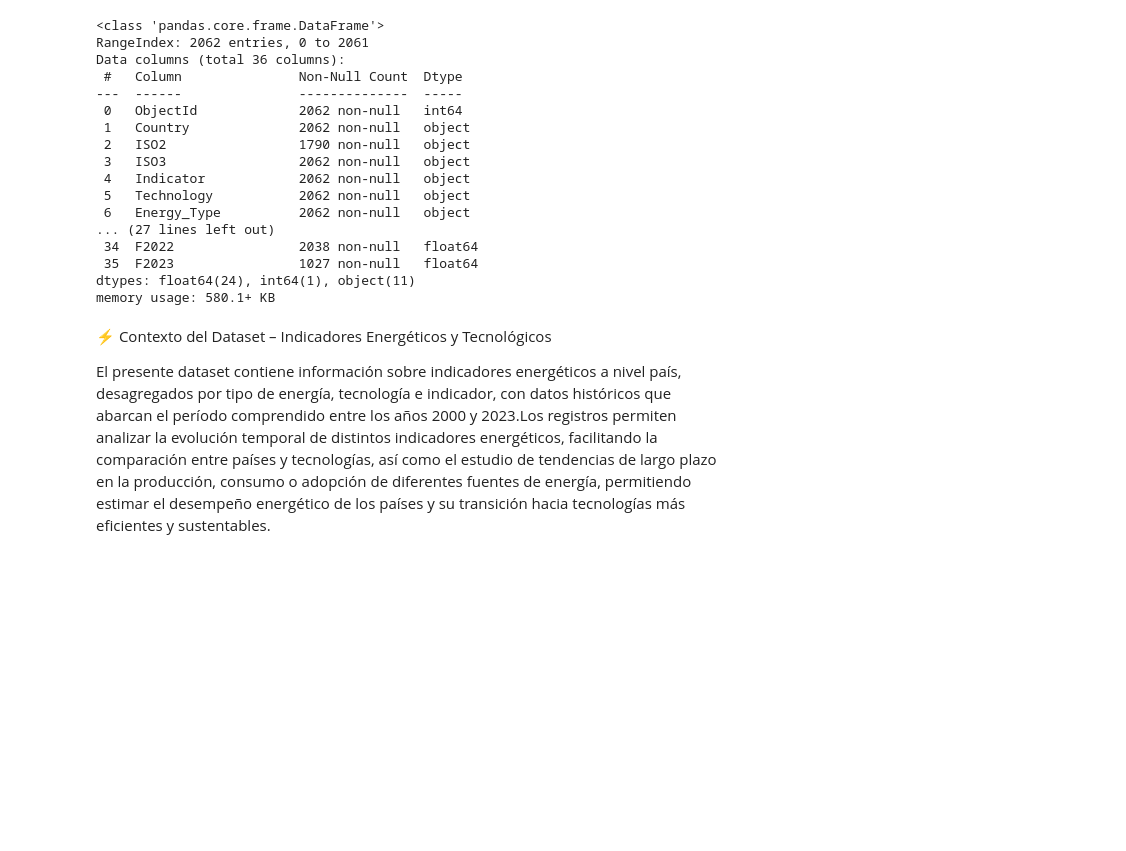
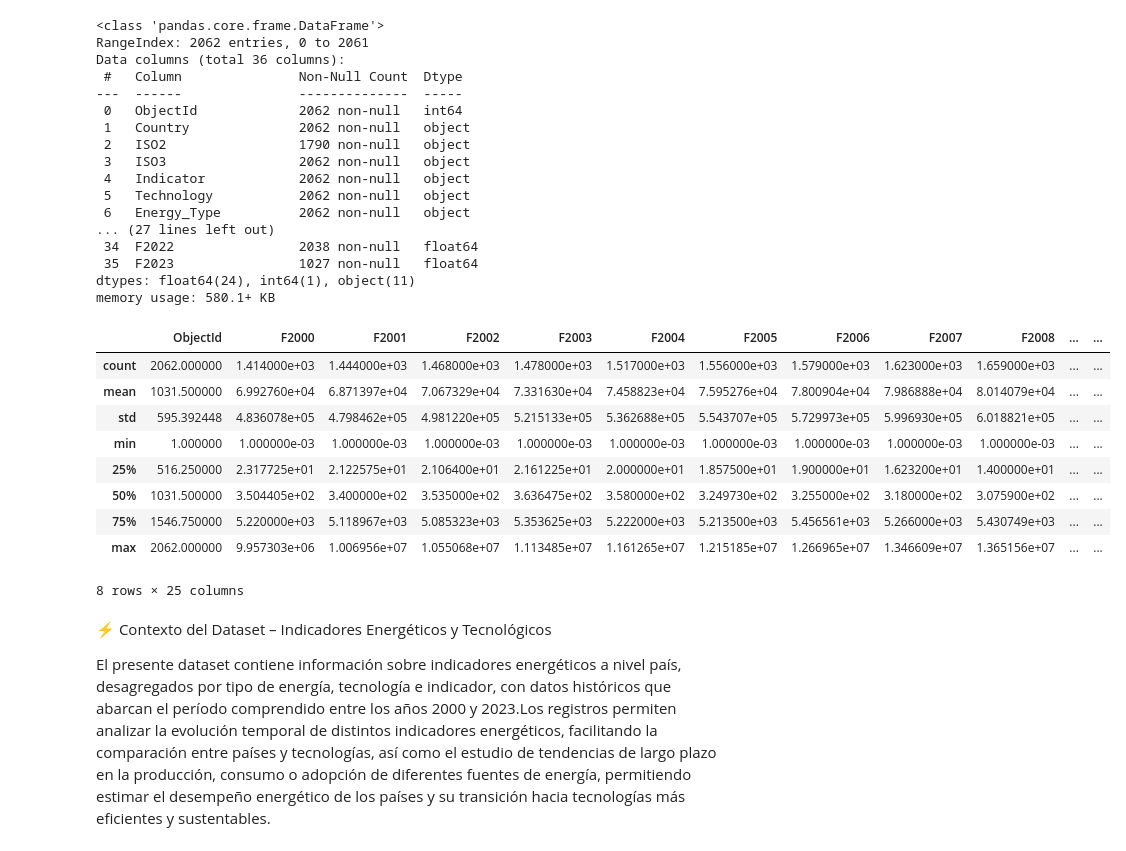
Before and after one commit to Rubis-Becerra/DS1_Datasets, a Jupyter notebook: notebooks/Datasets+Becerra.ipynb, the cells around one changed output. Drawn from its saved outputs; the diff is of its cells as text; code cells hidden in the pictures; blank space fills up the shorter version.

```diff
--- a/notebooks/Datasets+Becerra.ipynb
+++ b/notebooks/Datasets+Becerra.ipynb
@@ -183,6 +207,19 @@ Data columns (total 36 columns):
  35  F2023                1027 non-null   float64
 dtypes: float64(24), int64(1), object(11)
 memory usage: 580.1+ KB
+# %%
+df_renewable_energy.describe()
+# %% [output]
+|  | ObjectId | F2000 | F2001 | F2002 | F2003 | F2004 | F2005 | F2006 | F2007 | F2008 | ... | ... |
+| count | 2062.000000 | 1.414000e+03 | 1.444000e+03 | 1.468000e+03 | 1.478000e+03 | 1.517000e+03 | 1.556000e+03 | 1.579000e+03 | 1.623000e+03 | 1.659000e+03 | ... | ... |
+| mean | 1031.500000 | 6.992760e+04 | 6.871397e+04 | 7.067329e+04 | 7.331630e+04 | 7.458823e+04 | 7.595276e+04 | 7.800904e+04 | 7.986888e+04 | 8.014079e+04 | ... | ... |
+| std | 595.392448 | 4.836078e+05 | 4.798462e+05 | 4.981220e+05 | 5.215133e+05 | 5.362688e+05 | 5.543707e+05 | 5.729973e+05 | 5.996930e+05 | 6.018821e+05 | ... | ... |
+| min | 1.000000 | 1.000000e-03 | 1.000000e-03 | 1.000000e-03 | 1.000000e-03 | 1.000000e-03 | 1.000000e-03 | 1.000000e-03 | 1.000000e-03 | 1.000000e-03 | ... | ... |
+| 25% | 516.250000 | 2.317725e+01 | 2.122575e+01 | 2.106400e+01 | 2.161225e+01 | 2.000000e+01 | 1.857500e+01 | 1.900000e+01 | 1.623200e+01 | 1.400000e+01 | ... | ... |
+| 50% | 1031.500000 | 3.504405e+02 | 3.400000e+02 | 3.535000e+02 | 3.636475e+02 | 3.580000e+02 | 3.249730e+02 | 3.255000e+02 | 3.180000e+02 | 3.075900e+02 | ... | ... |
+| 75% | 1546.750000 | 5.220000e+03 | 5.118967e+03 | 5.085323e+03 | 5.353625e+03 | 5.222000e+03 | 5.213500e+03 | 5.456561e+03 | 5.266000e+03 | 5.430749e+03 | ... | ... |
+| max | 2062.000000 | 9.957303e+06 | 1.006956e+07 | 1.055068e+07 | 1.113485e+07 | 1.161265e+07 | 1.215185e+07 | 1.266965e+07 | 1.346609e+07 | 1.365156e+07 | ... | ... |
+8 rows × 25 columns
 # %% [markdown]
 ⚡ Contexto del Dataset – Indicadores Energéticos y Tecnológicos
 
```
Also changed, not shown: parts of 2 cells of this notebook, 2 other files.
